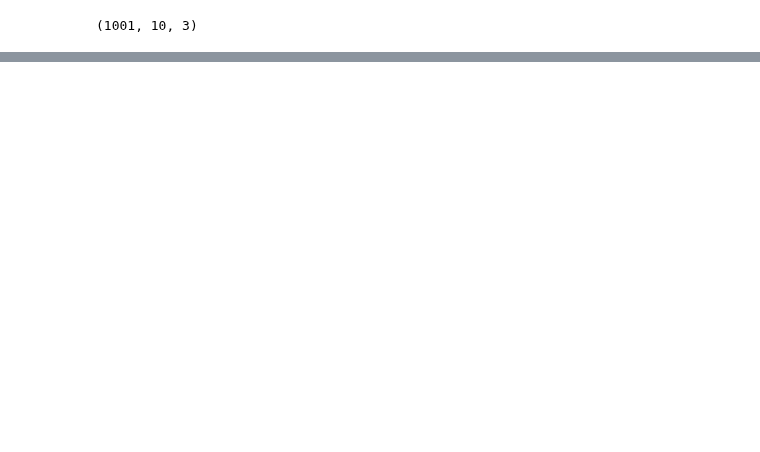
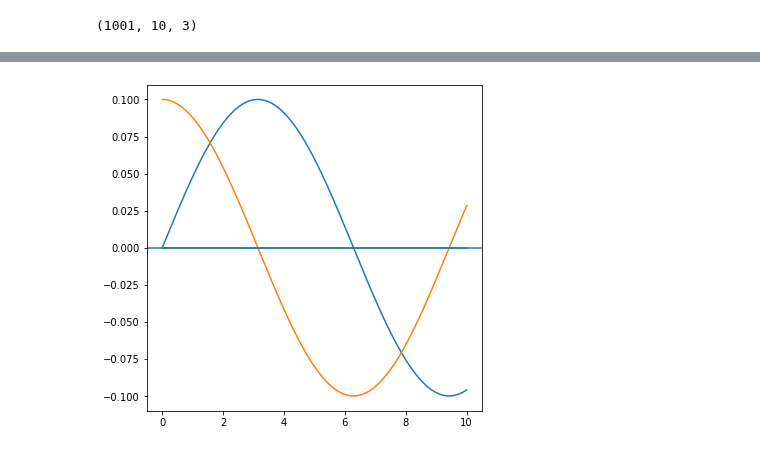
Before and after one commit to ppjanka/Corrugated_internal_shocks, a Jupyter notebook: vis/particle/plot_particles.ipynb, the cells around one changed output, grey strips where cells are left out. Cells and saved outputs as stored; diff of their text form; code cells hidden in the pictures; blank space fills up the shorter version.

```diff
--- a/vis/particle/plot_particles.ipynb
+++ b/vis/particle/plot_particles.ipynb
@@ -179,0 +183,10 @@ array([[1.        , 1.        , 1.        , ..., 1.        , 1.        ,
+# %%
+fig = plt.figure(figsize=(6,6))
+plt.plot(particles.times, particles.vel[:,0,0])
+plt.plot(particles.times, particles.vel[:,0,1])
+plt.plot(particles.times, particles.vel[:,0,2])
+plt.axhline(0.)
+plt.show()
+plt.close()
+# %% [output]
+[figure, added]
```
Also changed, not shown: parts of 6 cells of this notebook, 3 other files.
